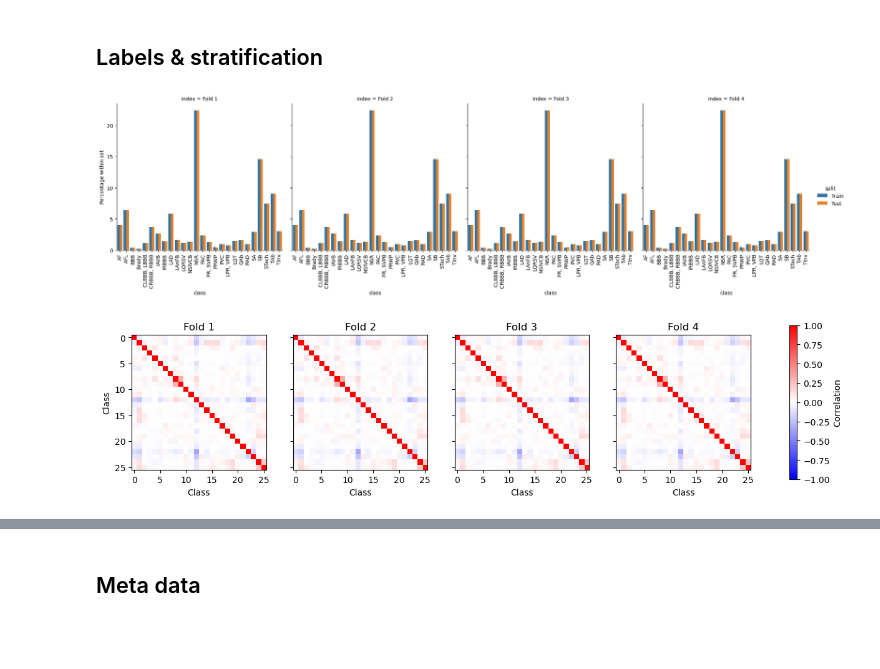
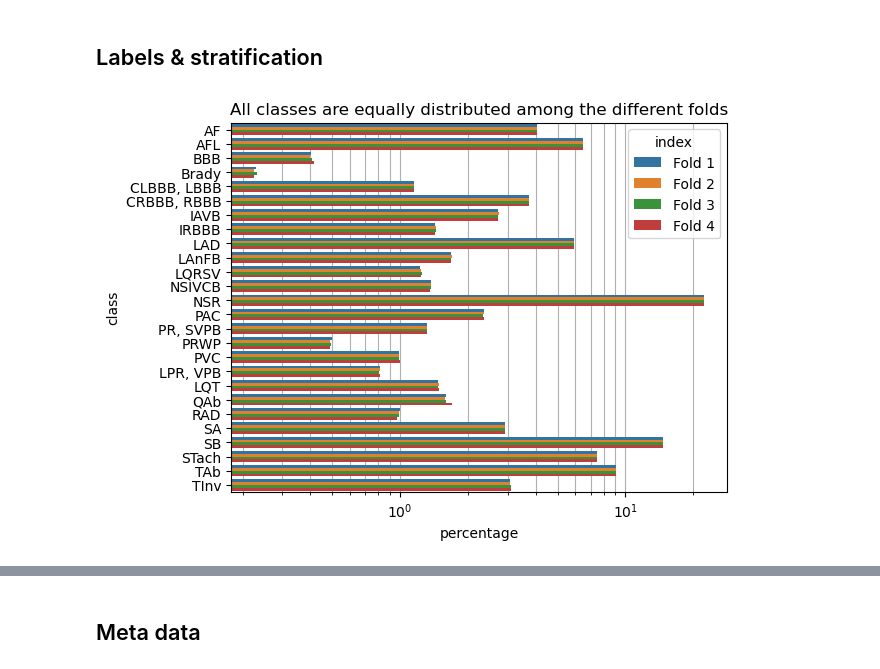
Before and after one commit to NabJa/scaling-ecg-models, a Jupyter notebook: notebooks/dataset_physionet.ipynb, the cells around one changed output, grey strips where cells are left out. Cells and saved outputs as stored; diff of their text form; code cells hidden in the pictures; blank space fills up the shorter version.

Commit message:
Updated exploration plots, finished dataset folds

```diff
--- a/notebooks/dataset_physionet.ipynb
+++ b/notebooks/dataset_physionet.ipynb
@@ -81,17 +83,21 @@ from skmultilearn.model_selection import IterativeStratification
 y = torch.stack([dataset.get_label(sample) for _, sample in tqdm(dataset.meta.iterrows(), total=len(dataset))])
+# %%
+# We also want to stratify by all datasets. Ensuring that in the test data the same amount of samples comes from every dataset.
+dataset_label = pd.get_dummies(df.original_filepath.apply(lambda x: Path(x).parents[1].name)).astype(int).to_numpy()
+y_dataset = np.concat([y, dataset_label], axis=1)
 # %%
-k_fold = IterativeStratification(n_splits=4, order=2)
-folds = list(k_fold.split(dataset.meta, y))
+# Split into 4 folds.
+# Fold 1-3 will be used for 3-fold CV. Fold 4 is our test fold.
+
+k_fold = IterativeStratification(n_splits=4, order=3, sample_distribution_per_fold=[0.3, 0.3, 0.3, 0.1])
+folds = list(k_fold.split(dataset.meta, y_dataset))
 # %%
 train_ratios = []
 test_ratios = []
-correlations = []
 
 # Calculate ratios for each fold
 for fold, (train, test) in enumerate(folds):
     y_train, y_test = y[train], y[test]
-
-    correlations.append(torch.corrcoef(y_test.T))
 
     y_test_ratio = 100 * y_test.sum(axis=0) / y_test.sum()
     y_train_ratio = 100 * y_train.sum(axis=0) / y_train.sum()
@@ -101,42 +107,21 @@ for fold, (train, test) in enumerate(folds):
 # %%
 # Prepare data for plotting
 fold_labels = [f"Fold {i+1}" for i in range(len(folds))]
 class_labels = [dataset.index_to_label(i) for i in range(y.shape[1])]
 
 train_data = pd.DataFrame(train_ratios, columns=class_labels, index=fold_labels).reset_index()
 train_data['split'] = 'Train'
 
 test_data = pd.DataFrame(test_ratios, columns=class_labels, index=fold_labels).reset_index()
 test_data['split'] = 'Test'
 
 plot_data = pd.concat([train_data, test_data])
 plot_data = plot_data.melt(id_vars=['index', 'split'], var_name='class', value_name='percentage')
 
-g = sns.catplot(
-    data=plot_data,
-    kind="bar",
-    x="class",
-    y="percentage",
-    hue="split",
-    col="index",
-)
-g.set_ylabels("Percentage within set")
-g.tick_params(axis="x", rotation=90)
+plt.title("All classes are equally distributed among the different folds")
+sns.barplot(data=plot_data[plot_data.split == "Test"], y="class", x="percentage", hue="index", zorder=2)
+plt.xscale("log")
+plt.grid(axis="x", which="both", zorder=1)
 plt.show()
 # %% [output]
-[figure, old version]
+[figure, new version]
-# %%
-fig, axs = plt.subplots(1, 4, sharey=True)
-fig.set_size_inches(w=16, h=4)
-for i, (ax, corr) in enumerate(zip(axs, correlations)):
-    im = ax.imshow(corr, cmap="bwr", vmin=-1, vmax=1)
-    ax.set_title(f"Fold {i+1}")
-    ax.set_xlabel("Class")
-    if i == 0:
-        ax.set_ylabel("Class")
-    ax.set_xticks(np.arange(0, 30, 5), np.arange(0, 30, 5))
-    ax.set_yticks(np.arange(0, 30, 5), np.arange(0, 30, 5))
-plt.colorbar(im, ax=axs, shrink=0.8, label="Correlation")
-plt.show()
-# %% [output]
-[figure, removed]
```
Also changed, not shown: parts of 8 cells of this notebook.
